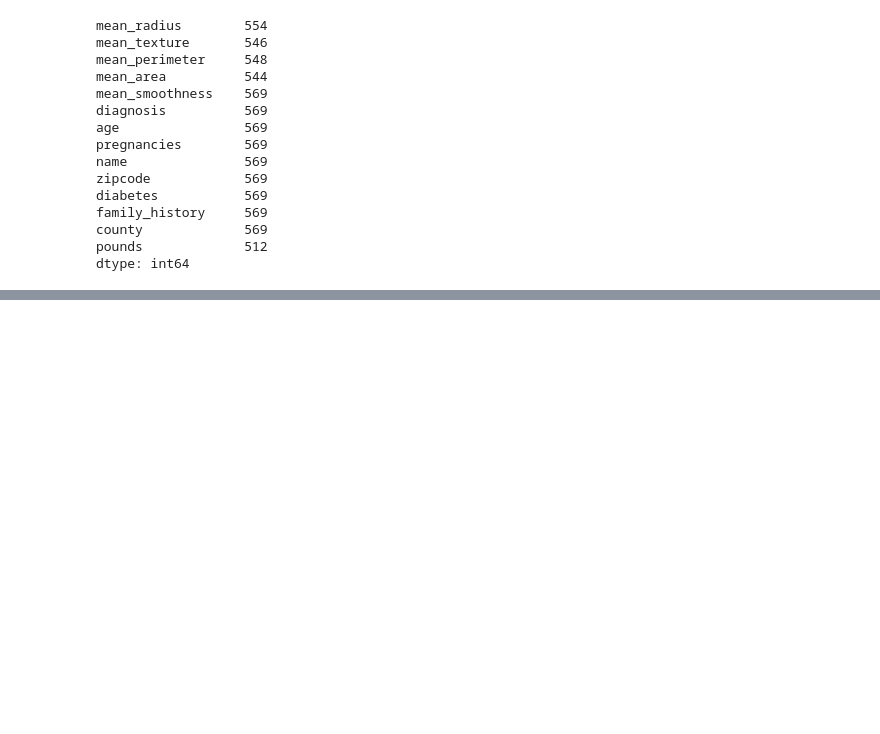
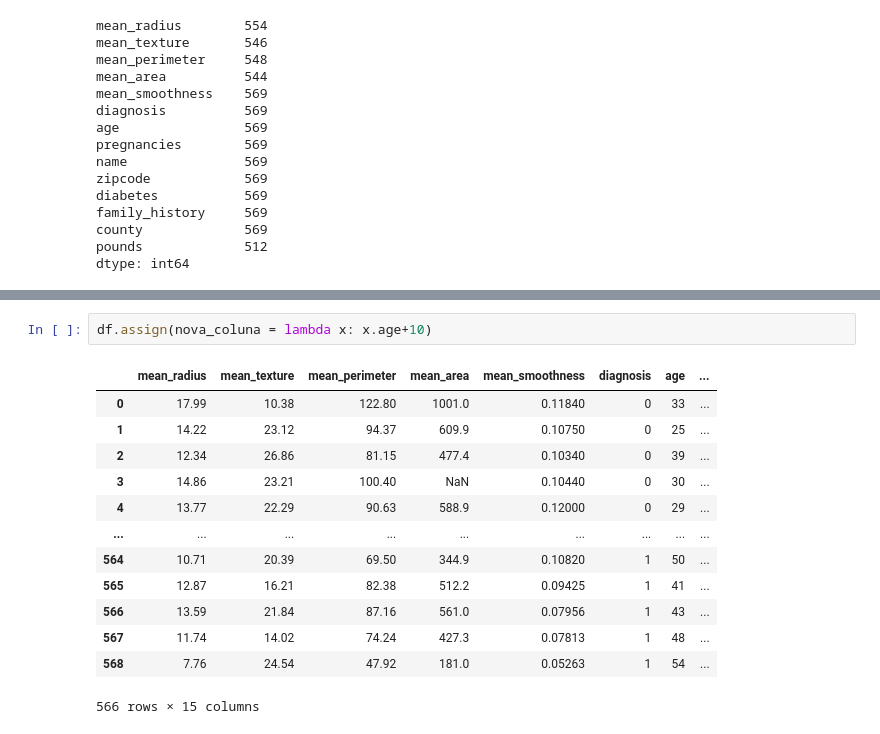
Before and after one commit to raquelcreis/CastoresIndomaveis, a Jupyter notebook: notebooks/aula003_pandas.ipynb, the cells around one changed output, grey strips where cells are left out. Saved outputs shown, nothing was run; the diff lists cells and outputs as text; blank space fills up the shorter version.

```diff
--- a/notebooks/aula003_pandas.ipynb
+++ b/notebooks/aula003_pandas.ipynb
@@ -917,0 +1228,16 @@ memory usage: 66.7+ KB
+# %%
+df.assign(nova_coluna = lambda x: x.age+10)
+# %% [output]
+|  | mean_radius | mean_texture | mean_perimeter | mean_area | mean_smoothness | diagnosis | age | ... |
+| 0 | 17.99 | 10.38 | 122.80 | 1001.0 | 0.11840 | 0 | 33 | ... |
+| 1 | 14.22 | 23.12 | 94.37 | 609.9 | 0.10750 | 0 | 25 | ... |
+| 2 | 12.34 | 26.86 | 81.15 | 477.4 | 0.10340 | 0 | 39 | ... |
+| 3 | 14.86 | 23.21 | 100.40 | NaN | 0.10440 | 0 | 30 | ... |
+| 4 | 13.77 | 22.29 | 90.63 | 588.9 | 0.12000 | 0 | 29 | ... |
+| ... | ... | ... | ... | ... | ... | ... | ... | ... |
+| 564 | 10.71 | 20.39 | 69.50 | 344.9 | 0.10820 | 1 | 50 | ... |
+| 565 | 12.87 | 16.21 | 82.38 | 512.2 | 0.09425 | 1 | 41 | ... |
+| 566 | 13.59 | 21.84 | 87.16 | 561.0 | 0.07956 | 1 | 43 | ... |
+| 567 | 11.74 | 14.02 | 74.24 | 427.3 | 0.07813 | 1 | 48 | ... |
+| 568 | 7.76 | 24.54 | 47.92 | 181.0 | 0.05263 | 1 | 54 | ... |
+566 rows × 15 columns
```
Also changed, not shown: parts of 64 cells of this notebook, 4 other files.
